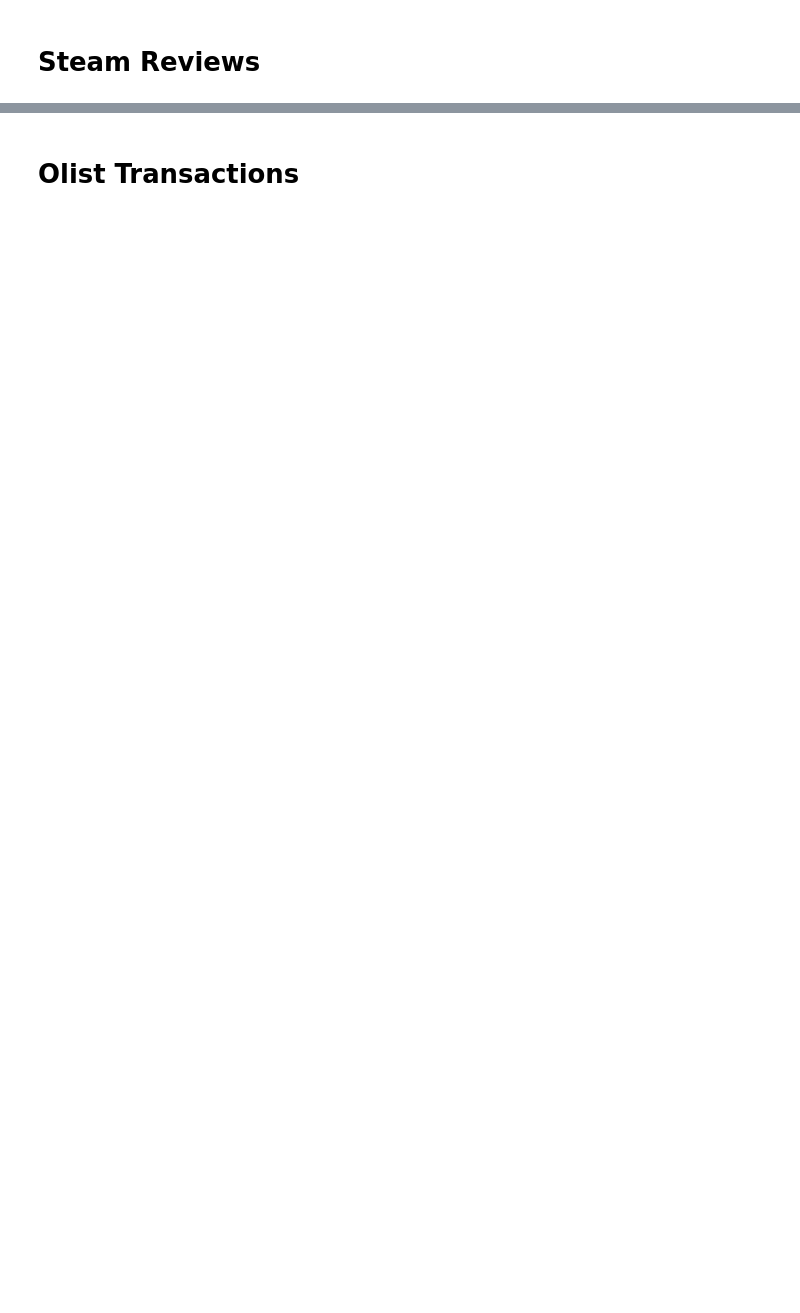
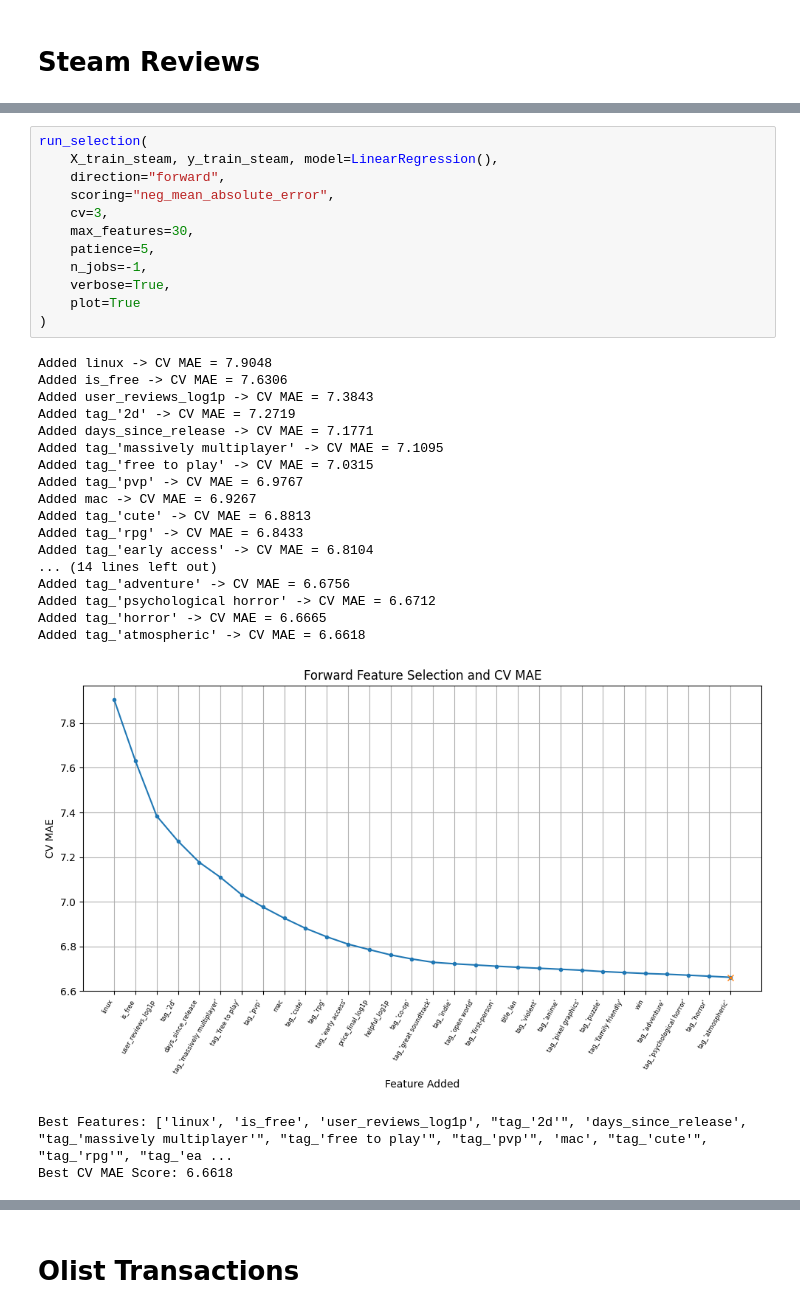
Before and after one commit to cdc18b/dx799capstoneO1, a Jupyter notebook: week3dx799.ipynb, the cells around one changed output, grey strips where cells are left out. Drawn from its saved outputs; the diff is of its cells as text; blank space fills up the shorter version.

```diff
--- a/week3dx799.ipynb
+++ b/week3dx799.ipynb
@@ -891,0 +1059,33 @@ Best PLS components: 12 with MAE: 6.521534
+# %%
+run_selection(
+    X_train_steam, y_train_steam, model=LinearRegression(),
+    direction="forward",
+    scoring="neg_mean_absolute_error",
+    cv=3,
+    max_features=30,
+    patience=5,
+    n_jobs=-1,
+    verbose=True,
+    plot=True
+)
+# %% [output]
+Added linux -> CV MAE = 7.9048
+Added is_free -> CV MAE = 7.6306
+Added user_reviews_log1p -> CV MAE = 7.3843
+Added tag_'2d' -> CV MAE = 7.2719
+Added days_since_release -> CV MAE = 7.1771
+Added tag_'massively multiplayer' -> CV MAE = 7.1095
+Added tag_'free to play' -> CV MAE = 7.0315
+Added tag_'pvp' -> CV MAE = 6.9767
+Added mac -> CV MAE = 6.9267
+Added tag_'cute' -> CV MAE = 6.8813
+Added tag_'rpg' -> CV MAE = 6.8433
+Added tag_'early access' -> CV MAE = 6.8104
+... (14 lines left out)
+Added tag_'adventure' -> CV MAE = 6.6756
+Added tag_'psychological horror' -> CV MAE = 6.6712
+Added tag_'horror' -> CV MAE = 6.6665
+Added tag_'atmospheric' -> CV MAE = 6.6618
+[figure, added]
+Best Features: ['linux', 'is_free', 'user_reviews_log1p', "tag_'2d'", 'days_since_release', "tag_'massively multiplayer'", "tag_'free to play'", "tag_'pvp'", 'mac', "tag_'cute'", "tag_'rpg'", "tag_'ea ...
+Best CV MAE Score: 6.6618
```
Also changed, not shown: parts of 32 cells of this notebook.
